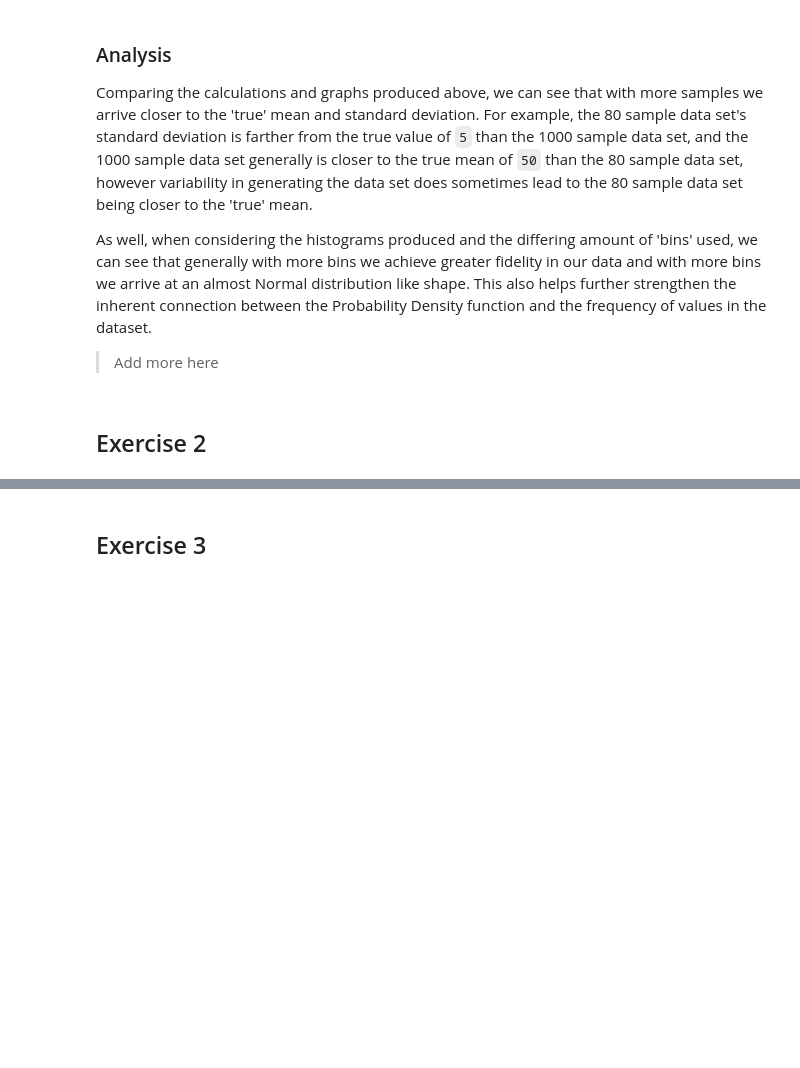
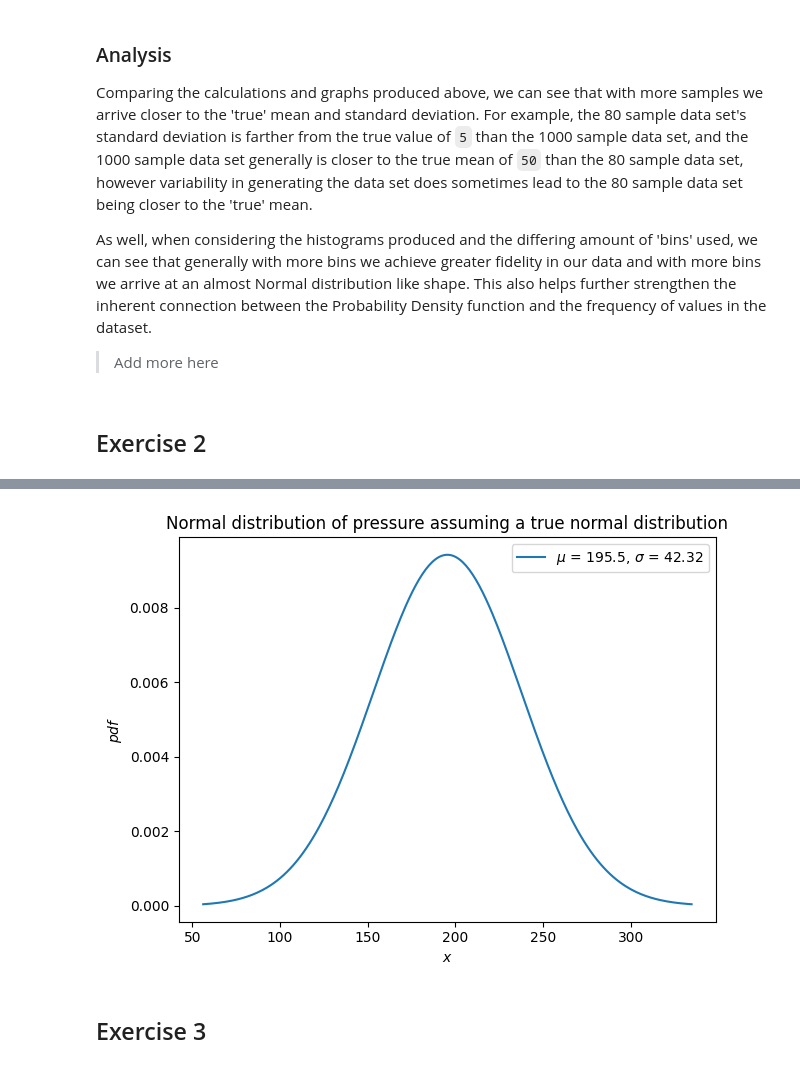
Before and after one commit to RianOpperman/ENCM509, a Jupyter notebook: lab2/Lab02_2024W.ipynb, the cells around one changed output, grey strips where cells are left out. Drawn from its saved outputs; the diff is of its cells as text; code cells hidden in the pictures; blank space fills up the shorter version.

```diff
--- a/lab2/Lab02_2024W.ipynb
+++ b/lab2/Lab02_2024W.ipynb
@@ -124,2 +187,12 @@ As well, when considering the histograms produced and the differing amount of 'b
+# %%
+# plot using scipy.stats.Normal
+
+X = Normal(mu=mu_prs1, sigma=std_prs1)
+X.plot()
+plt.title(r'Normal distribution of pressure assuming a true normal distribution')
+
+plt.show()
+# %% [output]
+[figure, added]
 # %% [markdown]
 ## Exercise 3
```
Also changed, not shown: parts of 24 cells of this notebook.
